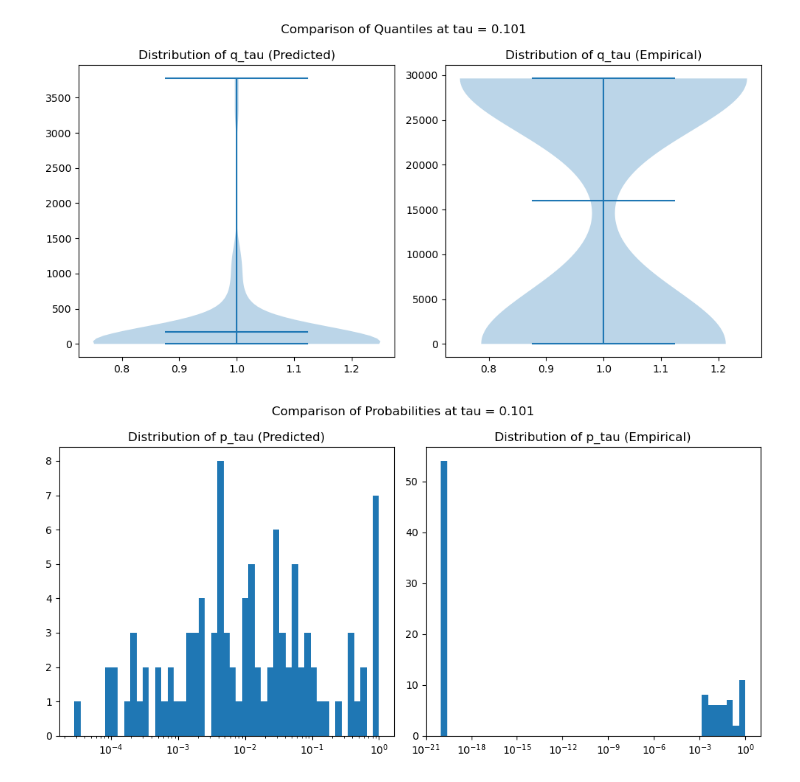
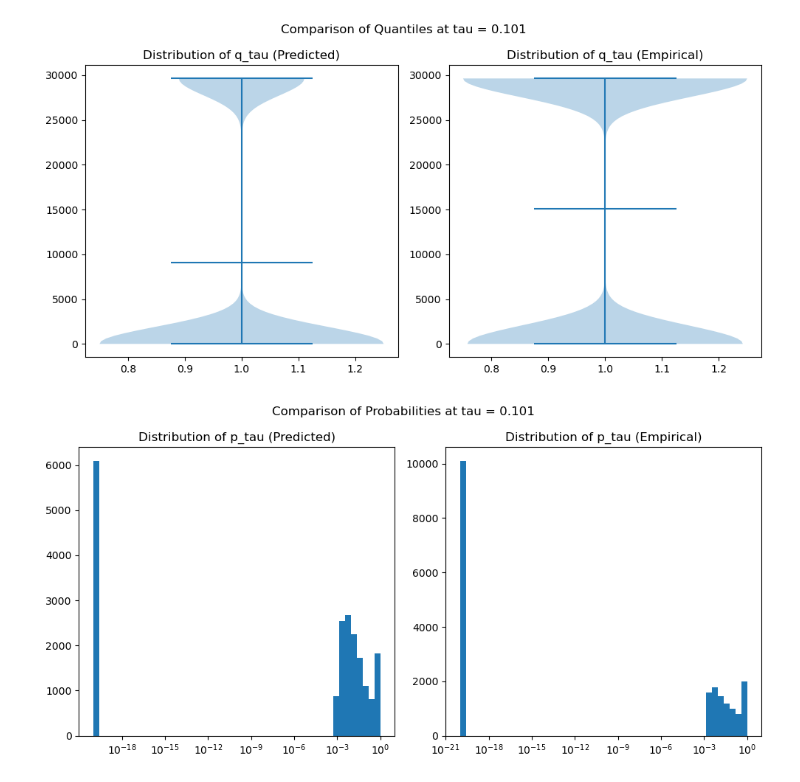
Before and after one commit to giladfrid009/llm-survival, a Jupyter notebook: real_data_conformal.ipynb, the cells around one changed output. Drawn from its saved outputs; the diff is of its cells as text; code cells hidden in the pictures.

Commit message:
Added batching forefficient prediction

```diff
--- a/real_data_conformal.ipynb
+++ b/real_data_conformal.ipynb
@@ -4,6 +4,7 @@
 import pytorch_lightning as pl
 import torch
 import numpy as np
+from torch.utils.data import DataLoader  # Import DataLoader
 from src.failure_model import ToxicClassifier
 from src.datasets import PromptOnlyDataset, PropDataset
 
@@ -11,22 +12,27 @@ cal_prompts = PromptOnlyDataset("data/rtp_500/split_1_0.5_0.1_0.2_0.2/cal.pkl")
 
 cal_props = PropDataset("data/rtp_500/split_1_0.5_0.1_0.2_0.2/cal.pkl", score_name="toxicity", threshold=0.5)
 
-cal_prompts.data = cal_prompts.data[:100]
-cal_props.data = cal_props.data[:100]
+# cal_prompts.data = cal_prompts.data[-100:]
+# cal_props.data = cal_props.data[-100:]
 
 # Examine the model weights in the checkpoint before loading
-model = ToxicClassifier.load_from_checkpoint("saved/Prop_rtp_500_ModernBERT_L1/lightning_logs/version_13/checkpoints/epoch=1-step=198.ckpt")
+model = ToxicClassifier.load_from_checkpoint("saved/Prop_rtp_500_ModernBERT_L1/lightning_logs/version_11/checkpoints/epoch=4-step=495.ckpt")
 
 taus = torch.tensor(np.logspace(-3, 0, 200))
 # Get the index closest to 0.1
 idx = (taus - 0.1).abs().argmin()
 model.set_taus(taus)
 model.set_min_p_for_q_tau(1e-20)
+model.set_threshold_p_for_q_tau(1e-4)
 model.eval()
 
 trainer = pl.Trainer()
-# PUse the trainer and predict on cal_prompts with a batch size of 1500
-pred = trainer.predict(model, cal_prompts)
+
+# Create a custom DataLoader for prediction with a batch size of 1500
+predict_dataloader = DataLoader(cal_prompts, batch_size=1500, shuffle=False)
+
+# Use the trainer and predict on cal_prompts using the custom DataLoader
+pred = trainer.predict(model, dataloaders=predict_dataloader)
 # %% [output]
 Some weights of ModernBertForSequenceClassification were not initialized from the model checkpoint at answerdotai/ModernBERT-base and are newly initialized: ['classifier.bias', 'classifier.weight']
 You should probably TRAIN this model on a down-stream task to be able to use it for predictions and inference.
@@ -40,9 +47,13 @@ LOCAL_RANK: 0 - CUDA_VISIBLE_DEVICES: [0]
+# %%
+pred = {"proba": torch.cat([p["proba"] for p in pred], dim=0),}
+if "tau" in model.hparams:
+    pred["tau"] = torch.tensor([p["tau"] for p in pred], dtype=torch.float32)
 # %%
 from matplotlib import pyplot as plt
 # from scipy.stats.geom import ppf
 import scipy
 
-quant_pred = [scipy.stats.geom.ppf(taus[idx], max(item['proba'].item(), 36e-7)) for item in pred]
+quant_pred = [scipy.stats.geom.ppf(taus[idx], max(item.item() if item.item() > 1e-3 else 1e-20, 36e-7)) for item in pred['proba']]
 
 quant_emp = [scipy.stats.geom.ppf(taus[idx], max(item[1][0], 36e-7)) for item in cal_props]
 
@@ -58,36 +69,37 @@ plt.suptitle(f"Comparison of Quantiles at tau = {taus[idx]:.3f}")
 plt.tight_layout()
 plt.show()
 # %% [output]
-[figure, old version]
+[figure, new version]
 # %%
 # Now plot the distribution of the probabilities themselves in log scale in x
-proba_pred = np.array([item['proba'].item() for item in pred])
+proba_pred = np.array([item.item() for item in pred['proba']])
 proba_pred = np.clip(proba_pred, 1e-20, 1 - 1e-20)  # Avoid log(0) issues
+proba_pred[proba_pred < 1e-3] = 1e-20  # Set small values to a minimum threshold
 proba_emp = np.array([item[1][0] for item in cal_props])
 proba_emp = np.clip(proba_emp, 1e-20, 1 - 1e-20)  # Avoid log(0) issues
 # Create logarithmically spaced bins based on the range of the data
 bins_pred = np.logspace(np.log10(proba_pred.min()), np.log10(proba_pred.max()), 50)
 bins_emp = np.logspace(np.log10(proba_emp.min()), np.log10(proba_emp.max()), 50)
 
 plt.figure(figsize=(10, 5))
 
 # Plot predicted probabilities
 plt.subplot(1, 2, 1)
 plt.hist(proba_pred, bins=bins_pred)
 plt.xscale('log')
 plt.title("Distribution of p_tau (Predicted)")
 
 # Plot empirical probabilities
 plt.subplot(1, 2, 2)
 plt.hist(proba_emp, bins=bins_emp)
 plt.xscale('log')
 plt.title("Distribution of p_tau (Empirical)")
 
 plt.suptitle(f"Comparison of Probabilities at tau = {taus[idx]:.3f}")
 plt.tight_layout()
 plt.show()
 # %% [output]
-[figure, old version]
+[figure, new version]
 # %%
 # Check if the samples for which proba_emp == 0 are seperable from the rest based on a threshold on the predicted probabilities
 # Get the indices of the samples where proba_emp == 0
```
Also changed, not shown: parts of 5 cells of this notebook.
